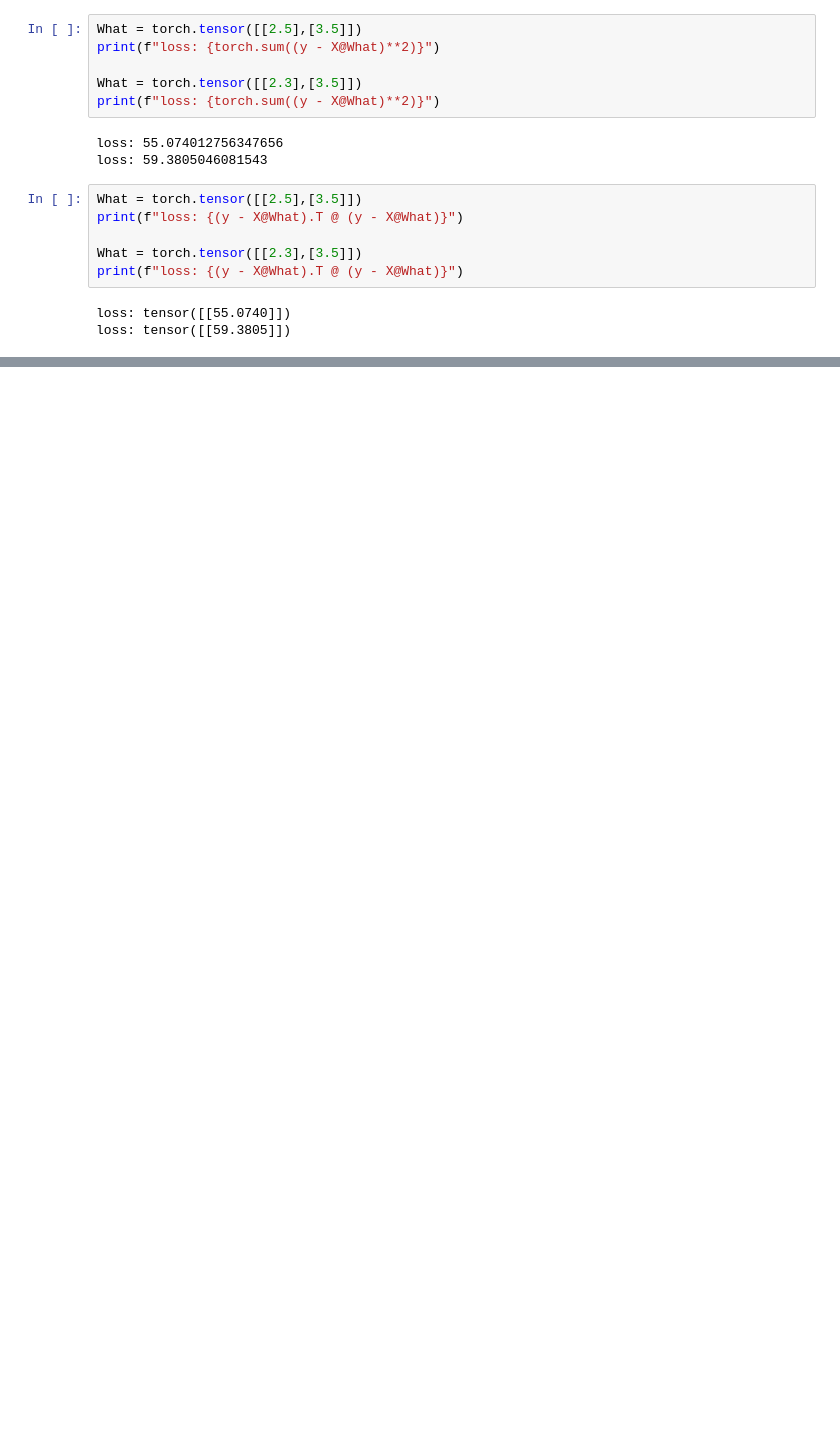
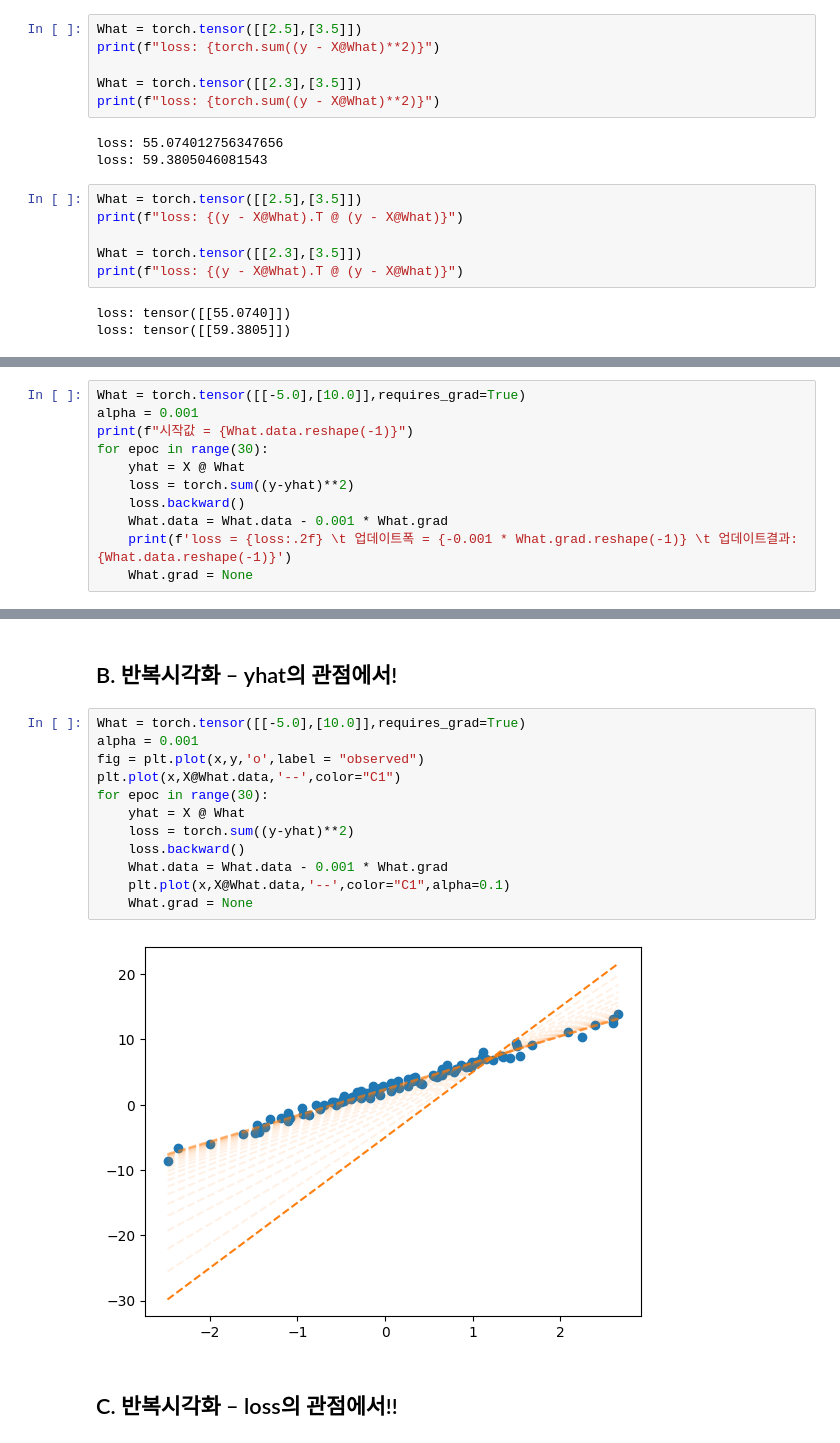
Before and after one commit to xoguqrla/DL2025, a Jupyter notebook: docs/posts/01wk-2.out.ipynb, the cells around one changed output, grey strips where cells are left out. Saved outputs shown, nothing was run; the diff lists cells and outputs as text; blank space fills up the shorter version.

```diff
--- a/docs/posts/01wk-2.out.ipynb
+++ b/docs/posts/01wk-2.out.ipynb
@@ -210,0 +461,11 @@ loss: tensor([[59.3805]])
+# %%
+What = torch.tensor([[-5.0],[10.0]],requires_grad=True)
+alpha = 0.001
+print(f"시작값 = {What.data.reshape(-1)}")
+for epoc in range(30):
+    yhat = X @ What
+    loss = torch.sum((y-yhat)**2)
+    loss.backward()
+    What.data = What.data - 0.001 * What.grad
+    print(f'loss = {loss:.2f} \t 업데이트폭 = {-0.001 * What.grad.reshape(-1)} \t 업데이트결과: {What.data.reshape(-1)}')
+    What.grad = None
@@ -210,0 +490,18 @@ loss: tensor([[59.3805]])
+# %% [markdown]
+## B. 반복시각화 – yhat의 관점에서!
+# %%
+What = torch.tensor([[-5.0],[10.0]],requires_grad=True)
+alpha = 0.001
+fig = plt.plot(x,y,'o',label = "observed")
+plt.plot(x,X@What.data,'--',color="C1")
+for epoc in range(30):
+    yhat = X @ What
+    loss = torch.sum((y-yhat)**2)
+    loss.backward()
+    What.data = What.data - 0.001 * What.grad
+    plt.plot(x,X@What.data,'--',color="C1",alpha=0.1)
+    What.grad = None
+# %% [output]
+[figure, added]
+# %% [markdown]
+## C. 반복시각화 – loss의 관점에서!!
```
Also changed, not shown: parts of 83 cells of this notebook, 47 other files.
